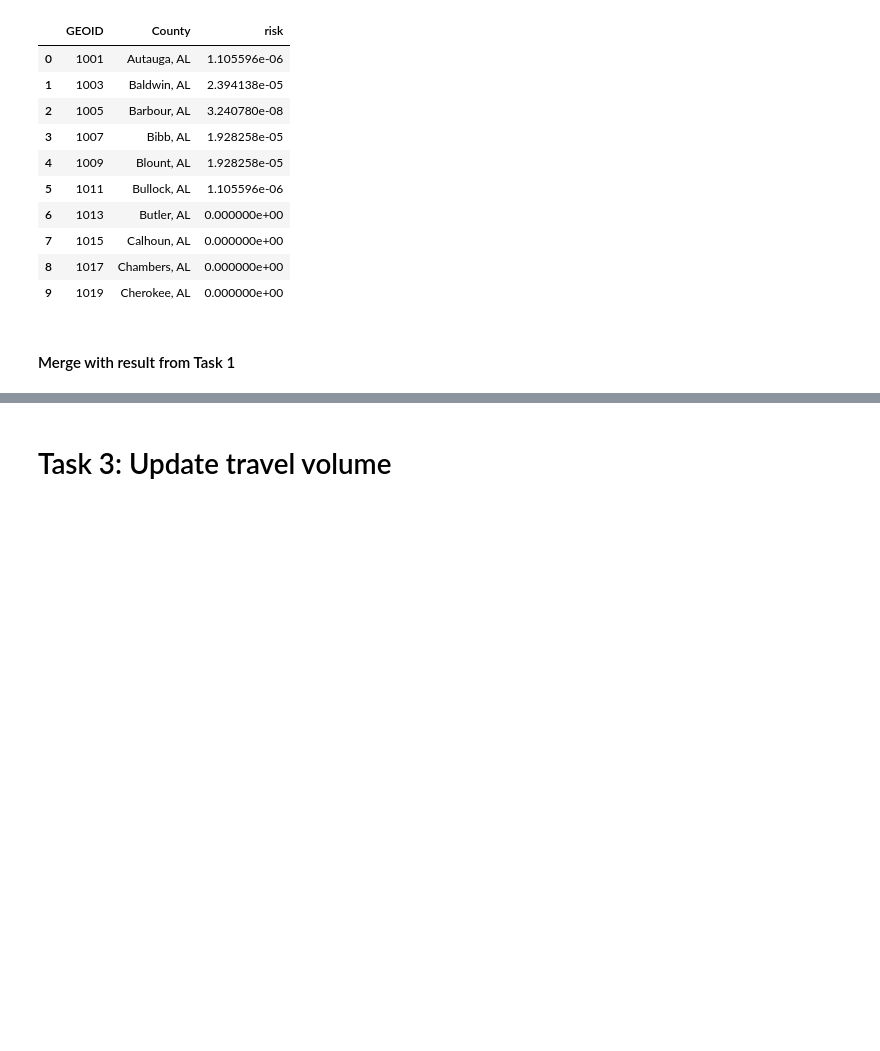
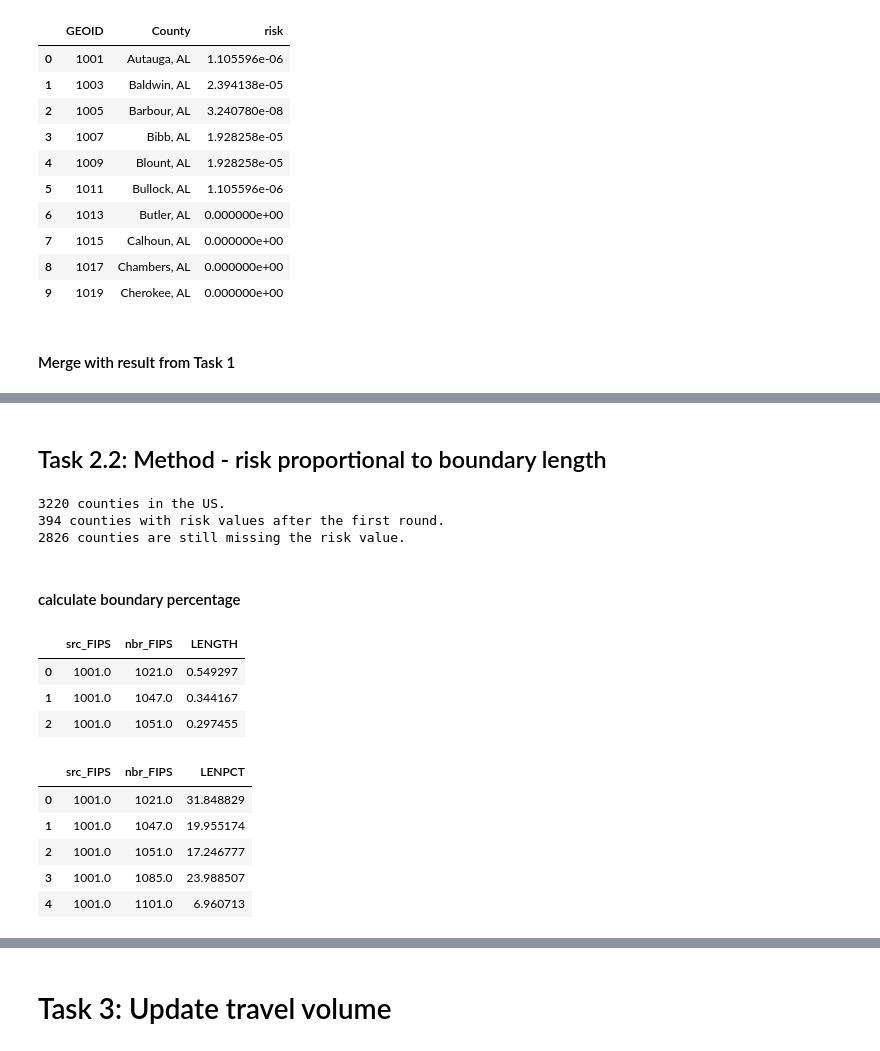
Before and after one commit to enshengdong/measles, a Jupyter notebook: Neighboring_Counties.ipynb, the cells around one changed output, grey strips where cells are left out. Saved outputs shown, nothing was run; the diff lists cells and outputs as text; code cells hidden in the pictures; blank space fills up the shorter version.

Commit message:
add task 2.2

```diff
--- a/Neighboring_Counties.ipynb
+++ b/Neighboring_Counties.ipynb
@@ -281,0 +310,19 @@ df_us_risk.head(10)
+# %% [markdown]
+## Task 2.2: Method - risk proportional to boundary length
+# %%
+print(str(len(df_nme)) + " counties in the US.")
+print(str(len(df_risk)) + " counties with risk values after the first round.")
+print(str(len(set(df_nme.GEOID) - set(df_risk.GEOID))) + " counties are still missing the risk value.")
+# %% [output]
+3220 counties in the US.
+394 counties with risk values after the first round.
+2826 counties are still missing the risk value.
+# %% [markdown]
+#### calculate boundary percentage
+# %%
+df_nbr.head(3)
+# %% [output]
+|  | src_FIPS | nbr_FIPS | LENGTH |
+| 0 | 1001.0 | 1021.0 | 0.549297 |
+| 1 | 1001.0 | 1047.0 | 0.344167 |
+| 2 | 1001.0 | 1051.0 | 0.297455 |
@@ -281,0 +336,9 @@ df_us_risk.head(10)
+# %%
+df_len_pct.head(5)
+# %% [output]
+|  | src_FIPS | nbr_FIPS | LENPCT |
+| 0 | 1001.0 | 1021.0 | 31.848829 |
+| 1 | 1001.0 | 1047.0 | 19.955174 |
+| 2 | 1001.0 | 1051.0 | 17.246777 |
+| 3 | 1001.0 | 1085.0 | 23.988507 |
+| 4 | 1001.0 | 1101.0 | 6.960713 |
```
Also changed, not shown: parts of 19 cells of this notebook.
